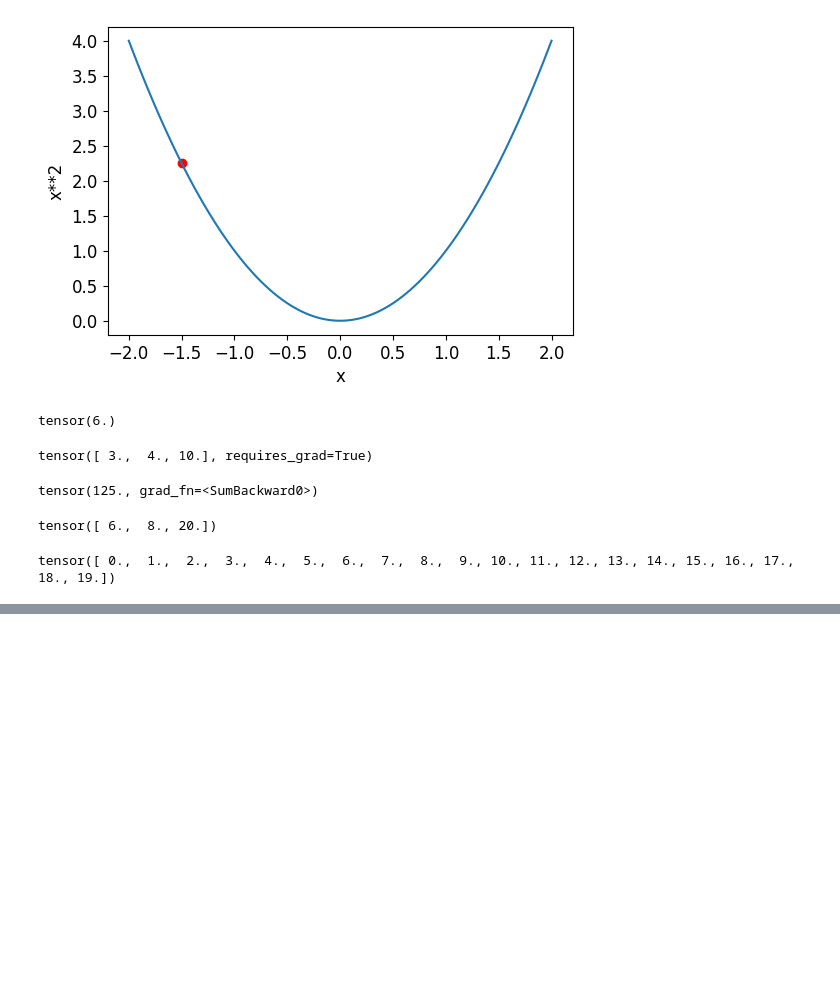
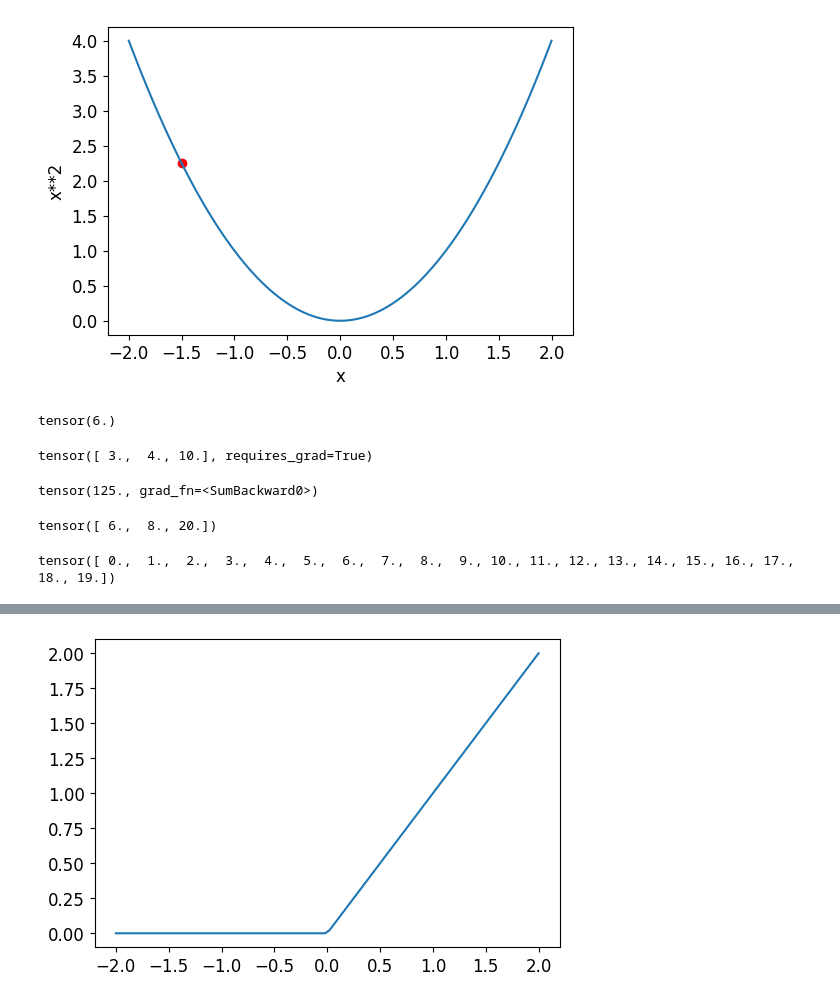
Before and after one commit to himanshuraimau/fastaideep, a Jupyter notebook: digit_classifier/main.ipynb, the cells around one changed output, grey strips where cells are left out. Cells and saved outputs as stored; diff of their text form; code cells hidden in the pictures; blank space fills up the shorter version.

```diff
--- a/digit_classifier/main.ipynb
+++ b/digit_classifier/main.ipynb
@@ -297,0 +613,4 @@ plt.tight_layout()
+# %%
+plot_function(F.relu)
+# %% [output]
+[figure, added]
```
Also changed, not shown: parts of 74 cells of this notebook.
